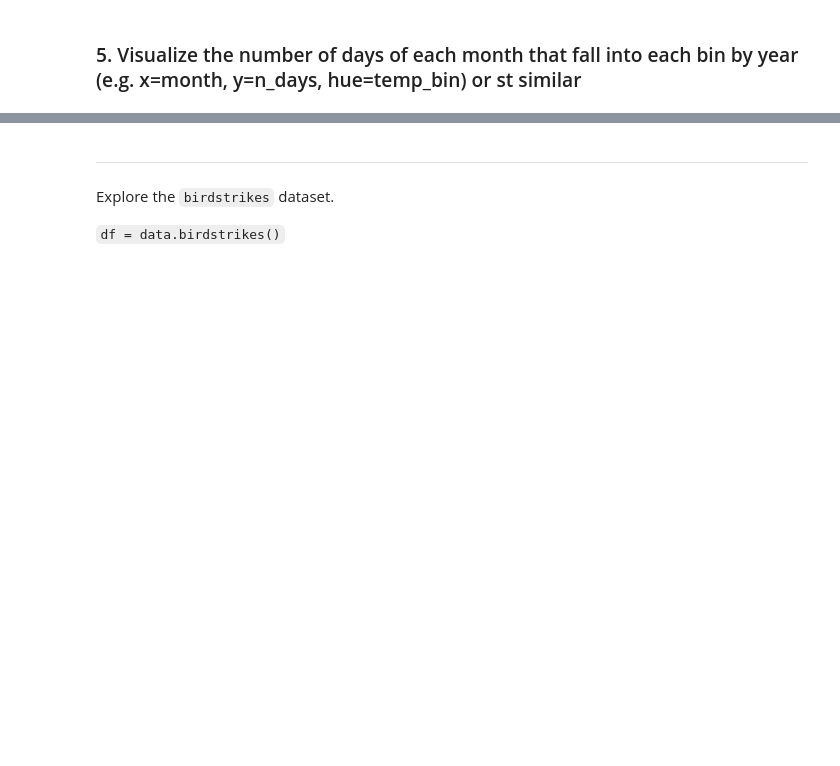
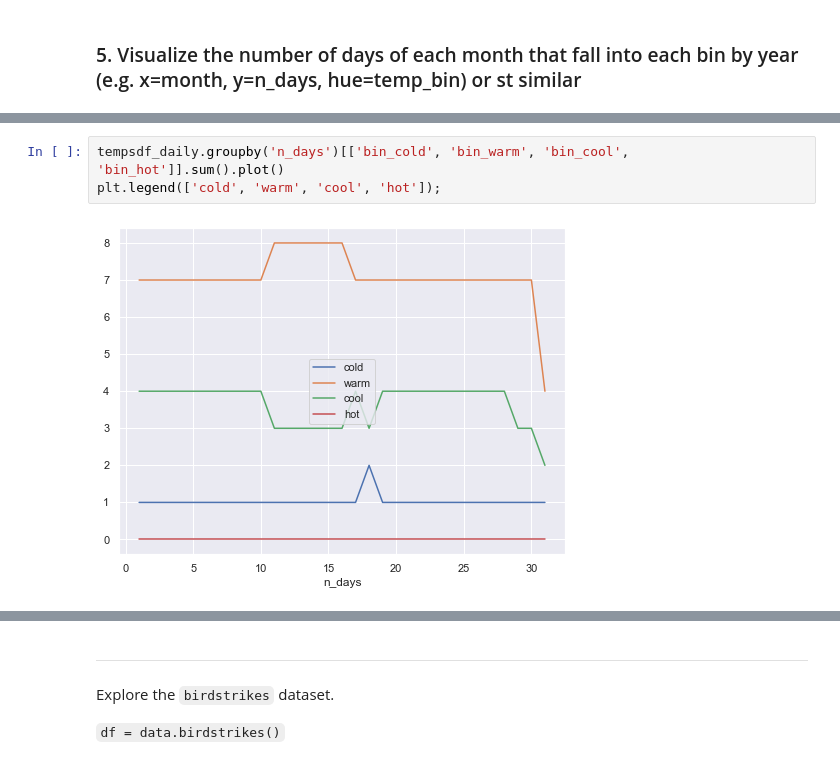
Before and after one commit to aliciag92/time-series-exercises, a Jupyter notebook: datetime_exercises.ipynb, the cells around one changed output, grey strips where cells are left out. Cells and saved outputs as stored; diff of their text form; blank space fills up the shorter version.

```diff
--- a/datetime_exercises.ipynb
+++ b/datetime_exercises.ipynb
@@ -843,0 +939,5 @@ tempsdf.head()
+# %%
+tempsdf_daily.groupby('n_days')[['bin_cold', 'bin_warm', 'bin_cool', 'bin_hot']].sum().plot()
+plt.legend(['cold', 'warm', 'cool', 'hot']);
+# %% [output]
+[figure, added]
```
Also changed, not shown: parts of 15 cells of this notebook.
